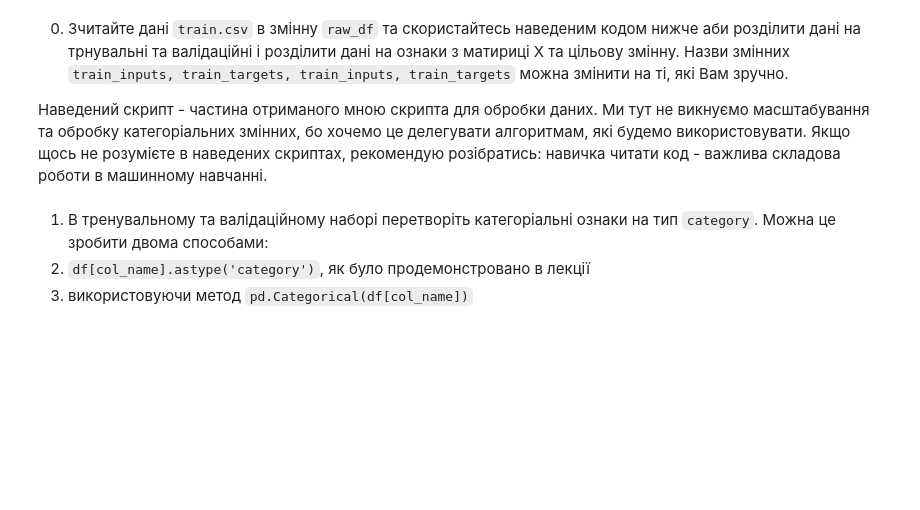
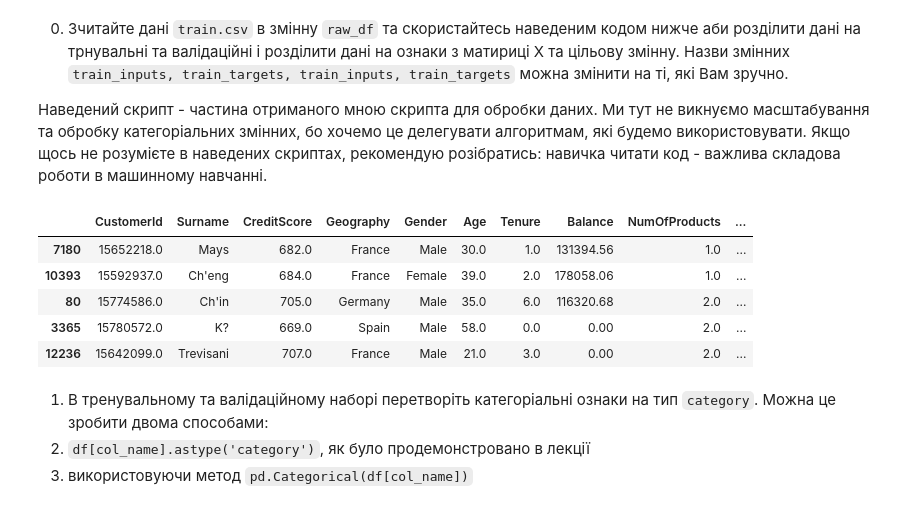
Before and after one commit to YelizavetaP/ml_tasks, a Jupyter notebook: hometasks/2_supervised_learning/2_4_ ensemble_learning/HW_2_4_2Алгоритми_бустингу.ipynb, the cells around one changed output. Saved outputs shown, nothing was run; the diff lists cells and outputs as text; code cells hidden in the pictures; blank space fills up the shorter version.

```diff
--- a/hometasks/2_supervised_learning/2_4_ ensemble_learning/HW_2_4_2Алгоритми_бустингу.ipynb
+++ b/hometasks/2_supervised_learning/2_4_ ensemble_learning/HW_2_4_2Алгоритми_бустингу.ipynb
@@ -47,3 +47,16 @@ def separate_inputs_targets(df: pd.DataFrame, input_cols: list, target_col: str)
     inputs = df[input_cols].copy()
     targets = df[target_col].copy()
     return inputs, targets
+
+
+def get_input_target_cols(raw_df: pd.DataFrame) -> list:
+    """
+    Get the input column names.
+
+    Args:
+    - raw_df (pd.DataFrame): The raw data.
+
+    Returns:
+    - input_cols (list): The input column names.
+    """
+    return raw_df.columns[1:-1].tolist(), raw_df.columns[-1]
@@ -50,3 +66,30 @@ def separate_inputs_targets(df: pd.DataFrame, input_cols: list, target_col: str)
+# %%
+%load_ext autoreload
+%autoreload 2
+
+from process_bank_churn import preprocess_data
+
+train_dir = '../../../data/bank-customer-churn-prediction-dlu/train.csv'
+test_dir = '../../../data/bank-customer-churn-prediction-dlu/test.csv'
+
+raw_df = pd.read_csv(train_dir)
+
+
+input_cols, target_col = get_input_target_cols(raw_df)
+train_df, val_df = split_train_val(raw_df, target_col, test_size=0.2, random_state=42)
+
+
+train_inputs, train_targets = separate_inputs_targets(train_df, input_cols, target_col)
+val_inputs, val_targets = separate_inputs_targets(val_df, input_cols, target_col)
+
+train_inputs.head(5)
+# %% [output]
+|  | CustomerId | Surname | CreditScore | Geography | Gender | Age | Tenure | Balance | NumOfProducts | ... |
+| 7180 | 15652218.0 | Mays | 682.0 | France | Male | 30.0 | 1.0 | 131394.56 | 1.0 | ... |
+| 10393 | 15592937.0 | Ch'eng | 684.0 | France | Female | 39.0 | 2.0 | 178058.06 | 1.0 | ... |
+| 80 | 15774586.0 | Ch'in | 705.0 | Germany | Male | 35.0 | 6.0 | 116320.68 | 2.0 | ... |
+| 3365 | 15780572.0 | K? | 669.0 | Spain | Male | 58.0 | 0.0 | 0.00 | 2.0 | ... |
+| 12236 | 15642099.0 | Trevisani | 707.0 | France | Male | 21.0 | 3.0 | 0.00 | 2.0 | ... |
 # %% [markdown]
 1. В тренувальному та валідаційному наборі перетворіть категоріальні ознаки на тип `category`. Можна це зробити двома способами:
  1. `df[col_name].astype('category')`, як було продемонстровано в лекції
```
Also changed, not shown: parts of 19 cells of this notebook, 4 other files.
